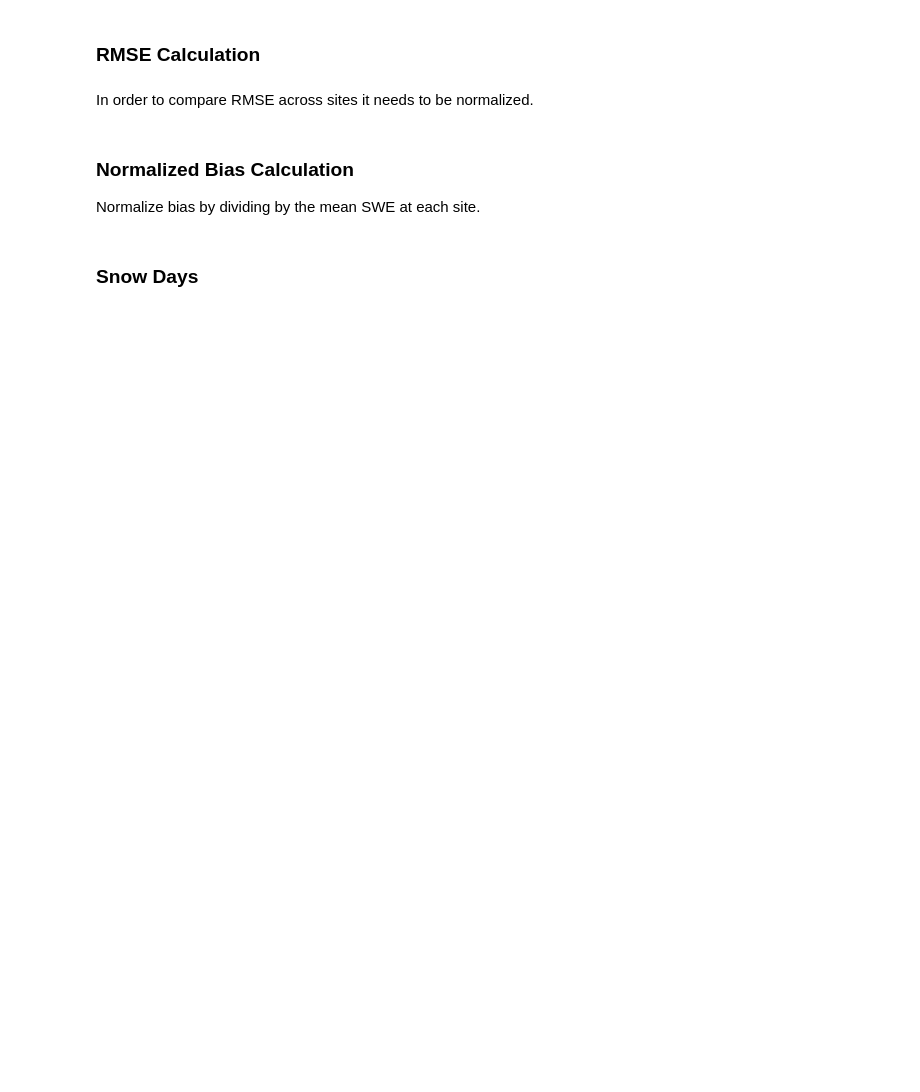
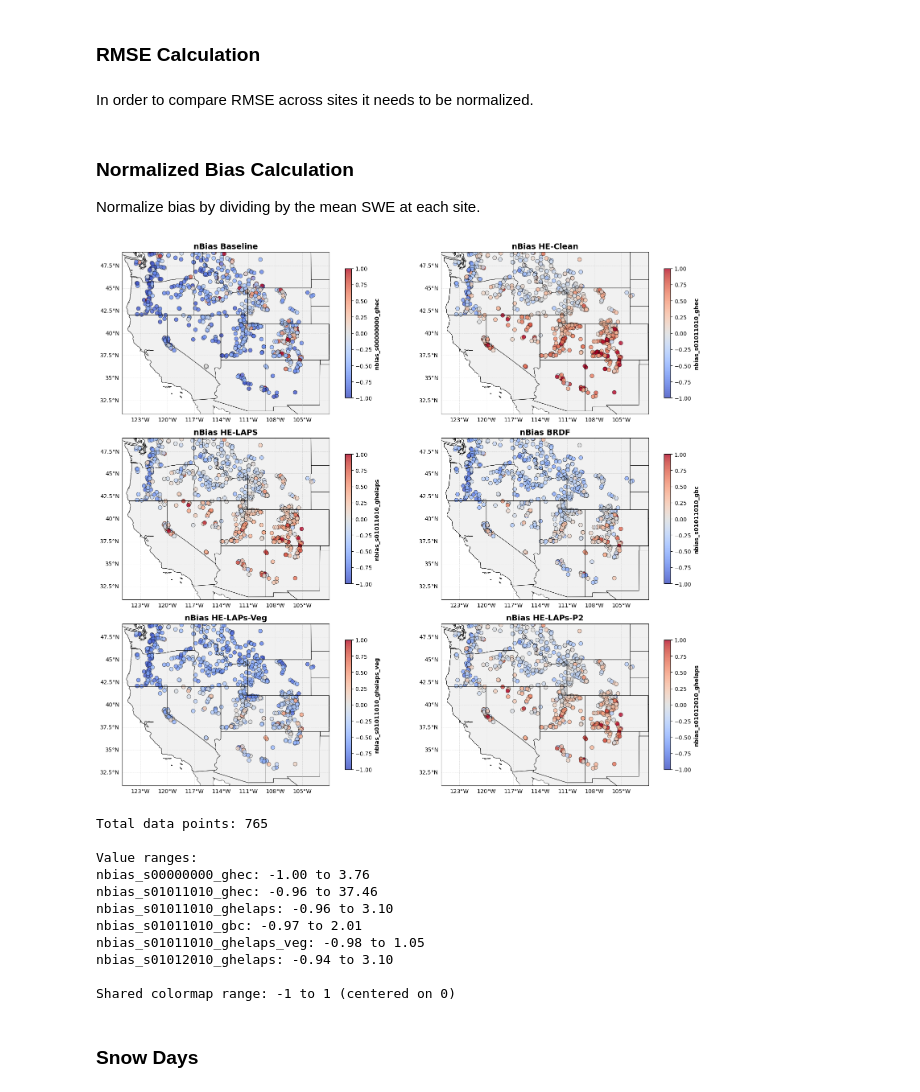
Before and after one commit to chrisrycx/lm4px_data_analysis, a Jupyter notebook: output_analysis/interactive/SpatialError.ipynb, the cells around one changed output. Saved outputs shown, nothing was run; the diff lists cells and outputs as text; code cells hidden in the pictures; blank space fills up the shorter version.

```diff
--- a/output_analysis/interactive/SpatialError.ipynb
+++ b/output_analysis/interactive/SpatialError.ipynb
@@ -195,20 +203,33 @@ print(f"\nShared colormap range: {vmin} to {vmax}")
 Normalize bias by dividing by the mean SWE at each site.
 # %%
 # Create a dataframe for bias
-bias_df = df[['site', 'latitude', 'longitude', 'mean_snotel_swe', 'var_snotel_swe', 'bias_s00000000_ghec', 'bias_s01011010_ghec', 'bias_s01011010_ghelaps', 'bias_s01011010_gbc']].copy()
+# Create a dataframe for bias
+bias_df = df[['site',
+              'latitude',
+              'longitude',
+              'mean_snotel_swe',
+              'var_snotel_swe',
+              'bias_s00000000_ghec',
+              'bias_s01011010_ghec',
+              'bias_s01011010_ghelaps',
+              'bias_s01011010_gbc',
+              'bias_s01011010_ghelaps_veg',
+              'bias_s01012010_ghelaps']].copy()
 # %%
 bias_df['nbias_s00000000_ghec'] = bias_df['bias_s00000000_ghec'] / bias_df['mean_snotel_swe']
 bias_df['nbias_s01011010_ghec'] = bias_df['bias_s01011010_ghec'] / bias_df['mean_snotel_swe']
 bias_df['nbias_s01011010_ghelaps'] = bias_df['bias_s01011010_ghelaps'] / bias_df['mean_snotel_swe']
 bias_df['nbias_s01011010_gbc'] = bias_df['bias_s01011010_gbc'] / bias_df['mean_snotel_swe']
+bias_df['nbias_s01011010_ghelaps_veg'] = bias_df['bias_s01011010_ghelaps_veg'] / bias_df['mean_snotel_swe']
+bias_df['nbias_s01012010_ghelaps'] = bias_df['bias_s01012010_ghelaps'] / bias_df['mean_snotel_swe']
 # %%
 # Plot normalized bias
 # Create figure with 2x2 grid of subplots for normalized bias
 fig = plt.figure(figsize=(16, 14))
 
 # Define the columns and titles to plot
-columns = ['nbias_s00000000_ghec', 'nbias_s01011010_ghec', 'nbias_s01011010_ghelaps', 'nbias_s01011010_gbc']
-titles = ['nBias Baseline', 'nBias HE-Clean', 'nBias HE-LAPS', 'nBias BRDF']
+columns = ['nbias_s00000000_ghec', 'nbias_s01011010_ghec', 'nbias_s01011010_ghelaps', 'nbias_s01011010_gbc', 'nbias_s01011010_ghelaps_veg','nbias_s01012010_ghelaps']
+titles = ['nBias Baseline', 'nBias HE-Clean', 'nBias HE-LAPS', 'nBias BRDF', 'nBias HE-LAPs-Veg', 'nBias HE-LAPs-P2']
 
 # Set color scale limits centered on 0
 vmin = -1
@@ -216,7 +237,7 @@ vmax = 1
 
 # Create four subplots in 2x2 grid
 for pos, (column, title) in enumerate(zip(columns, titles), 1):
-    ax = plt.subplot(2, 2, pos, projection=ccrs.PlateCarree())
+    ax = plt.subplot(3, 2, pos, projection=ccrs.PlateCarree())
 
     # Set extent for Western United States
     ax.set_extent([-125, -102, 31, 49], crs=ccrs.PlateCarree())
@@ -233,33 +254,46 @@ for pos, (column, title) in enumerate(zip(columns, titles), 1):
                          s=50,
                          alpha=0.8,
                          cmap='coolwarm',
                          vmin=vmin,
                          vmax=vmax,
                          transform=ccrs.PlateCarree(),
                          edgecolors='black',
                          linewidth=0.5)
 
     # Add colorbar
     cbar = plt.colorbar(scatter, ax=ax, orientation='vertical', pad=0.05, shrink=0.8)
     cbar.set_label(column, fontsize=10, fontweight='bold')
 
     # Add gridlines
     gl = ax.gridlines(draw_labels=True, linewidth=0.5, alpha=0.5, linestyle='--')
     gl.top_labels = False
     gl.right_labels = False
 
     # Add title
     ax.set_title(title, fontsize=14, fontweight='bold')
 
 plt.tight_layout()
 plt.show()
 
 # Display basic info about the data
 print(f"Total data points: {len(bias_df)}")
 print(f"\nValue ranges:")
 for column in columns:
     print(f"{column}: {bias_df[column].min():.2f} to {bias_df[column].max():.2f}")
 print(f"\nShared colormap range: {vmin} to {vmax} (centered on 0)")
+# %% [output]
+[figure, added]
+Total data points: 765
+
+Value ranges:
+nbias_s00000000_ghec: -1.00 to 3.76
+nbias_s01011010_ghec: -0.96 to 37.46
+nbias_s01011010_ghelaps: -0.96 to 3.10
+nbias_s01011010_gbc: -0.97 to 2.01
+nbias_s01011010_ghelaps_veg: -0.98 to 1.05
+nbias_s01012010_ghelaps: -0.94 to 3.10
+
+Shared colormap range: -1 to 1 (centered on 0)
 # %%
 # Select Bias Plot
 # Single plot of select nBias for presentation purposes
```
Also changed, not shown: parts of 3 cells of this notebook, 2 other files.
